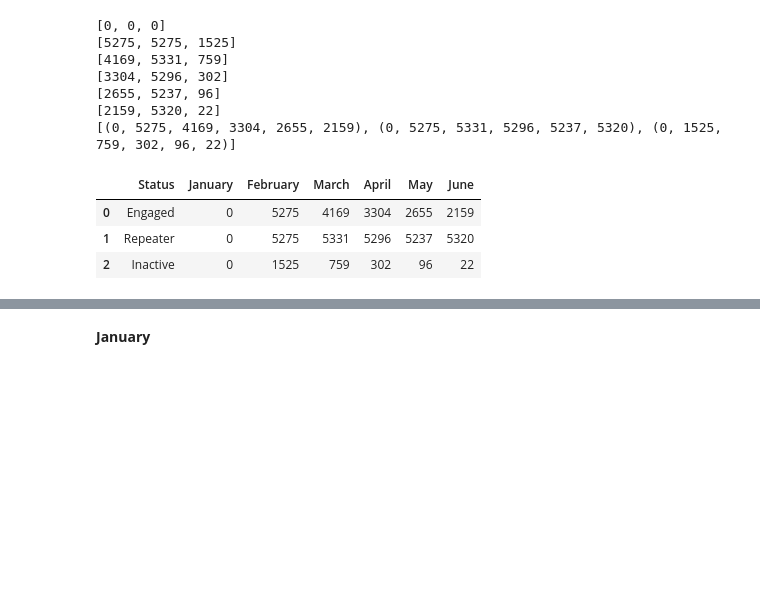
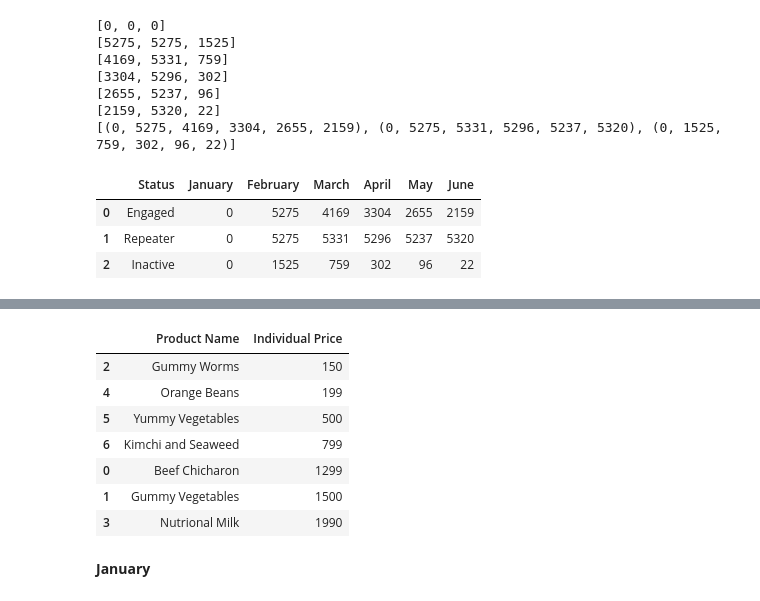
Before and after one commit to Alpha-Lycan/ITM-repository, a Jupyter notebook: it-summative-assesments/SA 1/ad hoc analysis .ipynb, the cells around one changed output, grey strips where cells are left out. Cells and saved outputs as stored; diff of their text form; code cells hidden in the pictures; blank space fills up the shorter version.

```diff
--- a/it-summative-assesments/SA 1/ad hoc analysis .ipynb
+++ b/it-summative-assesments/SA 1/ad hoc analysis .ipynb
@@ -822,3 +827,14 @@ trandata_df
+# %%
+finalpricelistdf
+# %% [output]
+|  | Product Name | Individual Price |
+| 2 | Gummy Worms | 150 |
+| 4 | Orange Beans | 199 |
+| 5 | Yummy Vegetables | 500 |
+| 6 | Kimchi and Seaweed | 799 |
+| 0 | Beef Chicharon | 1299 |
+| 1 | Gummy Vegetables | 1500 |
+| 3 | Nutrional Milk | 1990 |
 # %% [markdown]
 <b> January </b>
 # %%
```
Also changed, not shown: parts of 9 cells of this notebook.
